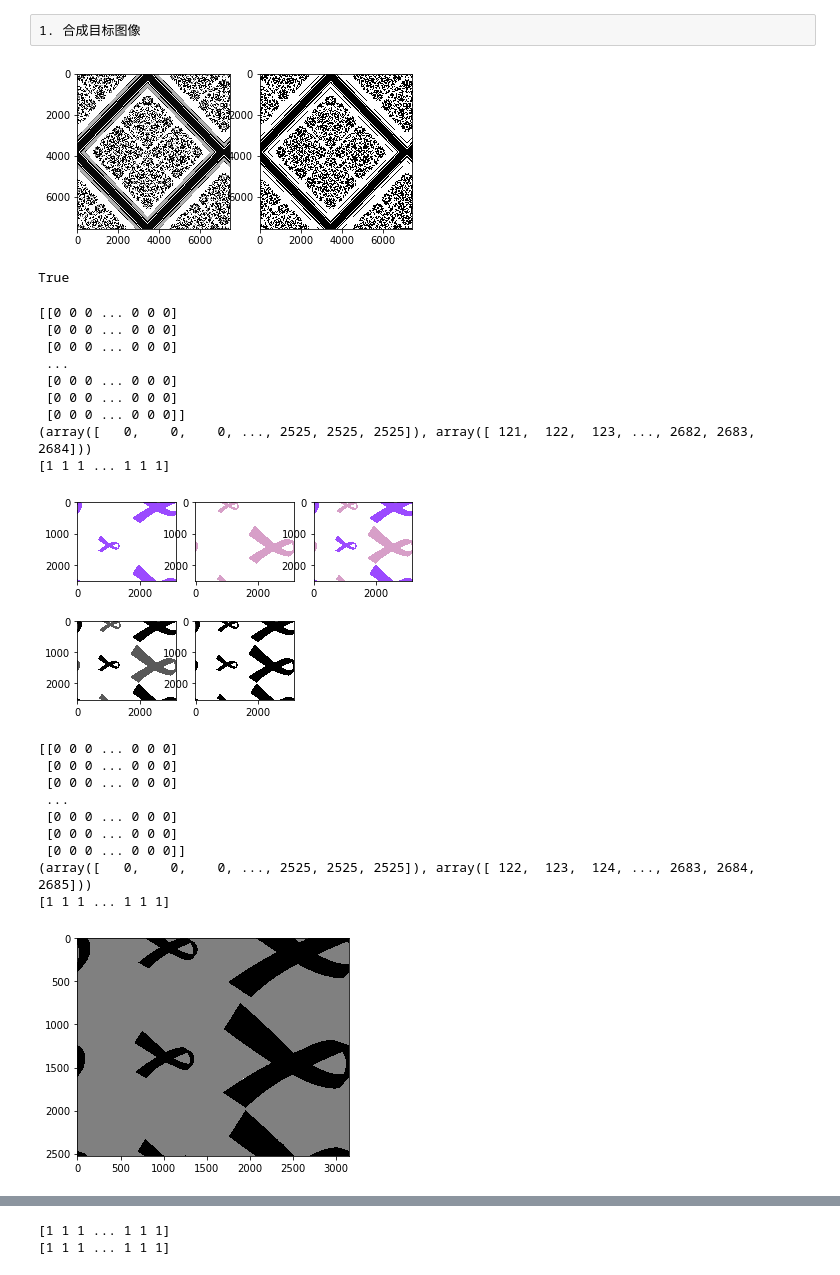
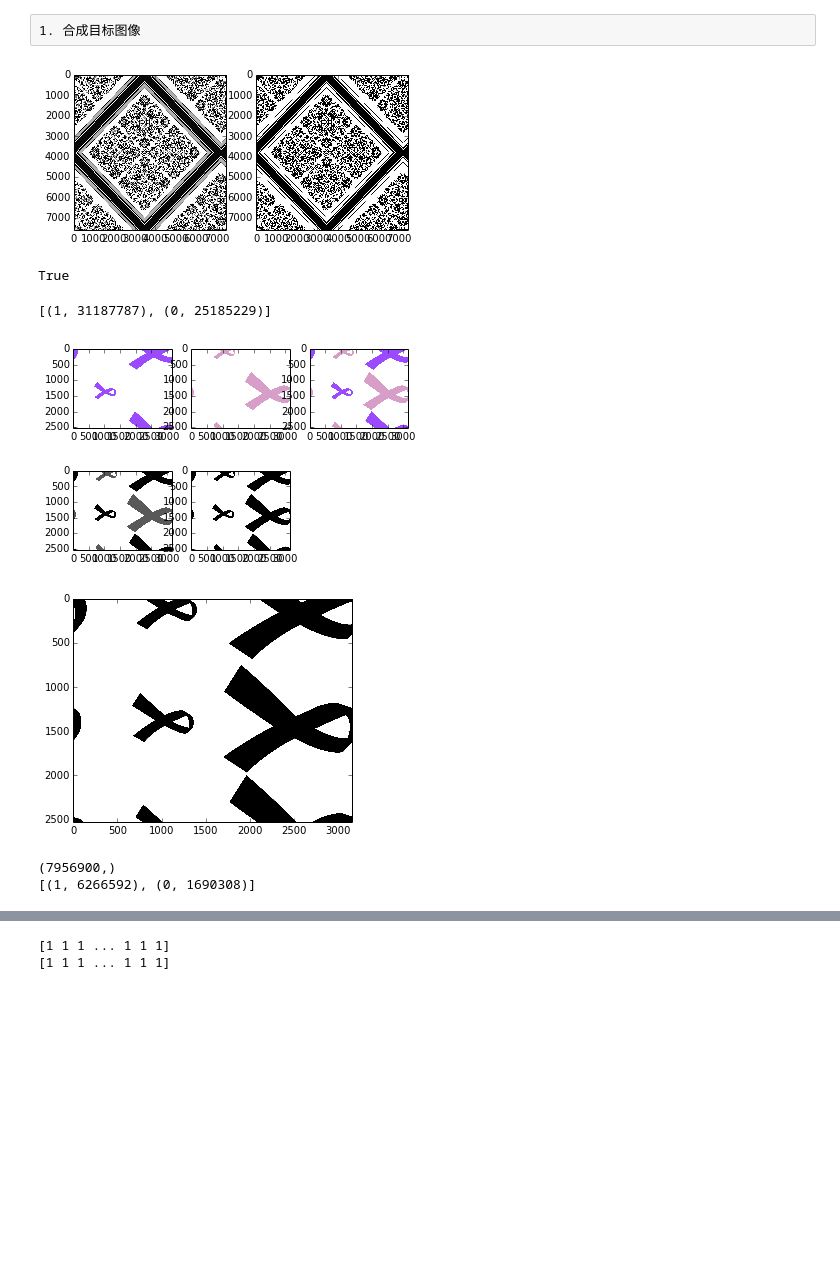
Before and after one commit to danny1984/FCN.tensorflow, a Jupyter notebook: autopaint_data_process/raw_autopaint_process.ipynb, the cells around one changed output, grey strips where cells are left out. Cells and saved outputs as stored; diff of their text form; code cells hidden in the pictures; blank space fills up the shorter version.

```diff
--- a/autopaint_data_process/raw_autopaint_process.ipynb
+++ b/autopaint_data_process/raw_autopaint_process.ipynb
@@ -16,67 +17,76 @@ raw_19_label = RAW_PAINT_DATA_PATH + "/00019/170224j6ok.jpg"
 img=cv2.imread(raw_19_label)
 GrayImage=cv2.cvtColor(img,cv2.COLOR_BGR2GRAY)
 ret,thresh1=cv2.threshold(GrayImage,127,1,cv2.THRESH_BINARY)
+thresh1[thresh1 > 1] = 1
 plt.subplot(1,2,1),plt.imshow(GrayImage,'gray')
 plt.subplot(1,2,2),plt.imshow(thresh1, 'gray')
 plt.show()
-file_name = RAW_PAINT_DATA_OUTPUT_PATH + "raw_0_label.jpg"
+file_name = RAW_PAINT_DATA_OUTPUT_PATH + "raw_0_label.png"
 cv2.imwrite(file_name, thresh1)
 # %% [output]
-[figure, old version]
+[figure, new version]
 True
+# %%
+from PIL import Image
+np_img = np.array(Image.open(file_name))
+np_img = np.reshape(np_img, (-1))
+
+from collections import Counter
+def counter(arr):
+    return Counter(arr).most_common(4)
+
+print(counter(np_img.tolist()))
+# %% [output]
+[(1, 31187787), (0, 25185229)]
 # %%
 import numpy as np
 # 处理图像39 -> 1
 raw_39_train = RAW_PAINT_DATA_PATH + "/00039/170411b3sm.jpg"
 raw_39_label_1 = RAW_PAINT_DATA_PATH + "/00039/170411b3-1.jpg"
 raw_39_label_2 = RAW_PAINT_DATA_PATH + "/00039/170411b3-2.jpg"
 
 img_1 = cv2.imread(raw_39_label_1)
 img_2 = cv2.imread(raw_39_label_2)
 img = img_1 + img_2 - 255
 GrayImage = cv2.cvtColor(img, cv2.COLOR_BGR2GRAY)
 ret,thresh1 = cv2.threshold(GrayImage,220,1,cv2.THRESH_BINARY)
 thresh1_np = np.array(thresh1)
-print thresh1
-print thresh1.nonzero()
-print thresh1[thresh1.nonzero()]
+#print thresh1
+#print thresh1.nonzero()
+#print thresh1[thresh1.nonzero()]
 plt.subplot(2,3,1),plt.imshow(img_1)
 plt.subplot(2,3,2),plt.imshow(img_2)
 plt.subplot(2,3,3),plt.imshow(img)
 plt.subplot(2,3,4),plt.imshow(GrayImage, 'gray')
 plt.subplot(2,3,5),plt.imshow(thresh1, 'gray')
 plt.show()
-file_name = RAW_PAINT_DATA_OUTPUT_PATH + "raw_1_label.jpg"
+file_name = RAW_PAINT_DATA_OUTPUT_PATH + "raw_1_label.png"
 cv2.imwrite(file_name, thresh1)
 
 img_fin = cv2.imread(file_name, cv2.IMREAD_GRAYSCALE)
 img_np = np.array(img_fin)
-print img_fin
-print img_np.nonzero()
-print img_np[img_np.nonzero()]
+#print img_fin
+#print img_np.nonzero()
+#print img_np[img_np.nonzero()]
 plt.imshow(img_fin, 'gray')
 plt.show()
 # %% [output]
-[[0 0 0 ... 0 0 0]
- [0 0 0 ... 0 0 0]
- [0 0 0 ... 0 0 0]
- ...
- [0 0 0 ... 0 0 0]
- [0 0 0 ... 0 0 0]
- [0 0 0 ... 0 0 0]]
-(array([   0,    0,    0, ..., 2525, 2525, 2525]), array([ 121,  122,  123, ..., 2682, 2683, 2684]))
-[1 1 1 ... 1 1 1]
-[figure, old version]
+[figure, new version]
-[[0 0 0 ... 0 0 0]
- [0 0 0 ... 0 0 0]
- [0 0 0 ... 0 0 0]
- ...
- [0 0 0 ... 0 0 0]
- [0 0 0 ... 0 0 0]
- [0 0 0 ... 0 0 0]]
-(array([   0,    0,    0, ..., 2525, 2525, 2525]), array([ 122,  123,  124, ..., 2683, 2684, 2685]))
-[1 1 1 ... 1 1 1]
-[figure, old version]
+[figure, new version]
+# %%
+from PIL import Image
+np_img = np.array(Image.open(file_name))
+np_img = np.reshape(np_img, (-1))
+print(np_img.shape)
+
+from collections import Counter
+def counter(arr):
+    return Counter(arr).most_common(4)
+
+print(counter(np_img.tolist()))
+# %% [output]
+(7956900,)
+[(1, 6266592), (0, 1690308)]
 # %%
 # 2. Random Crop
 INPUT_SIZE = 512
```
Also changed, not shown: parts of 3 cells of this notebook, 5 other files.
